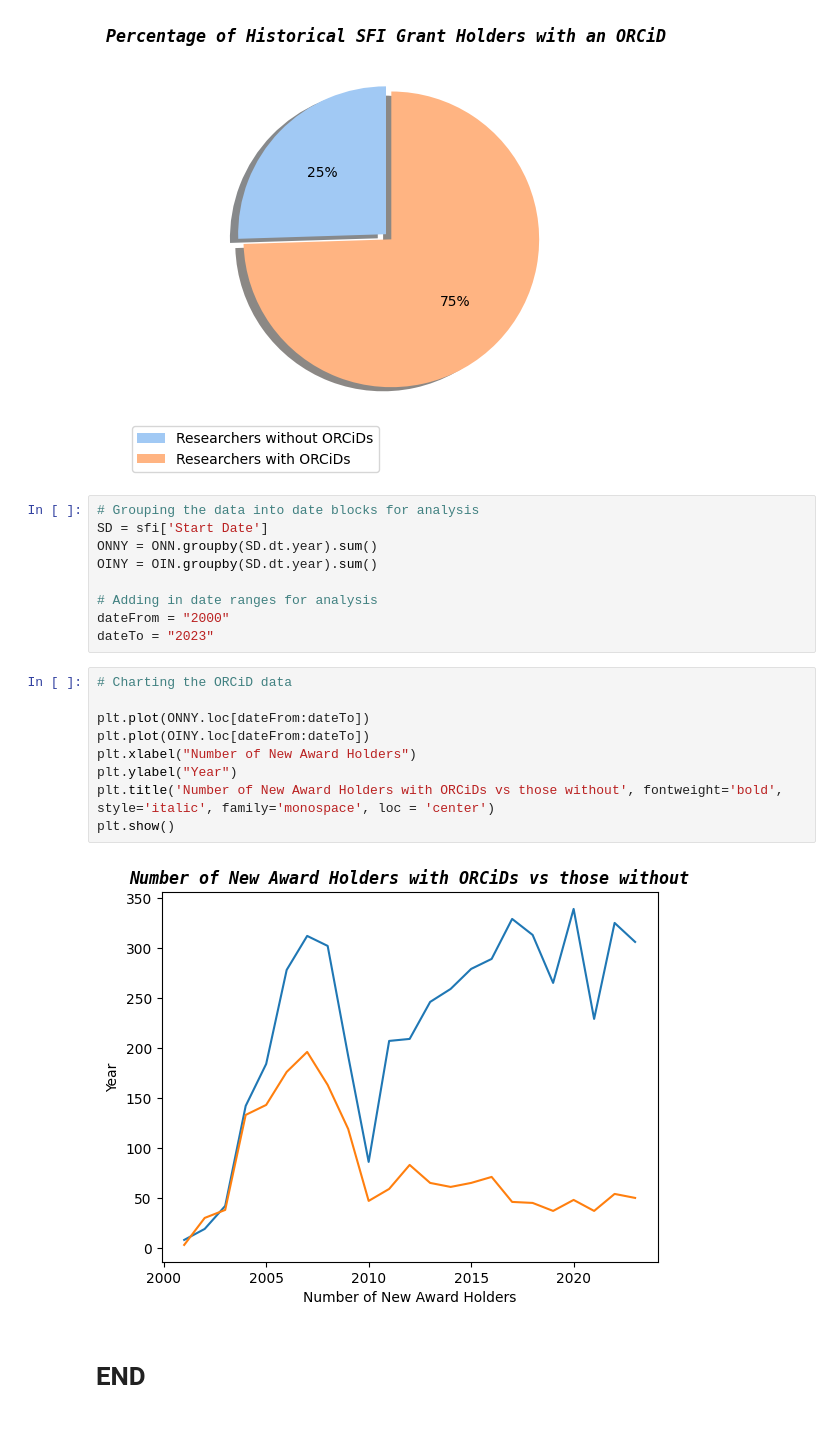
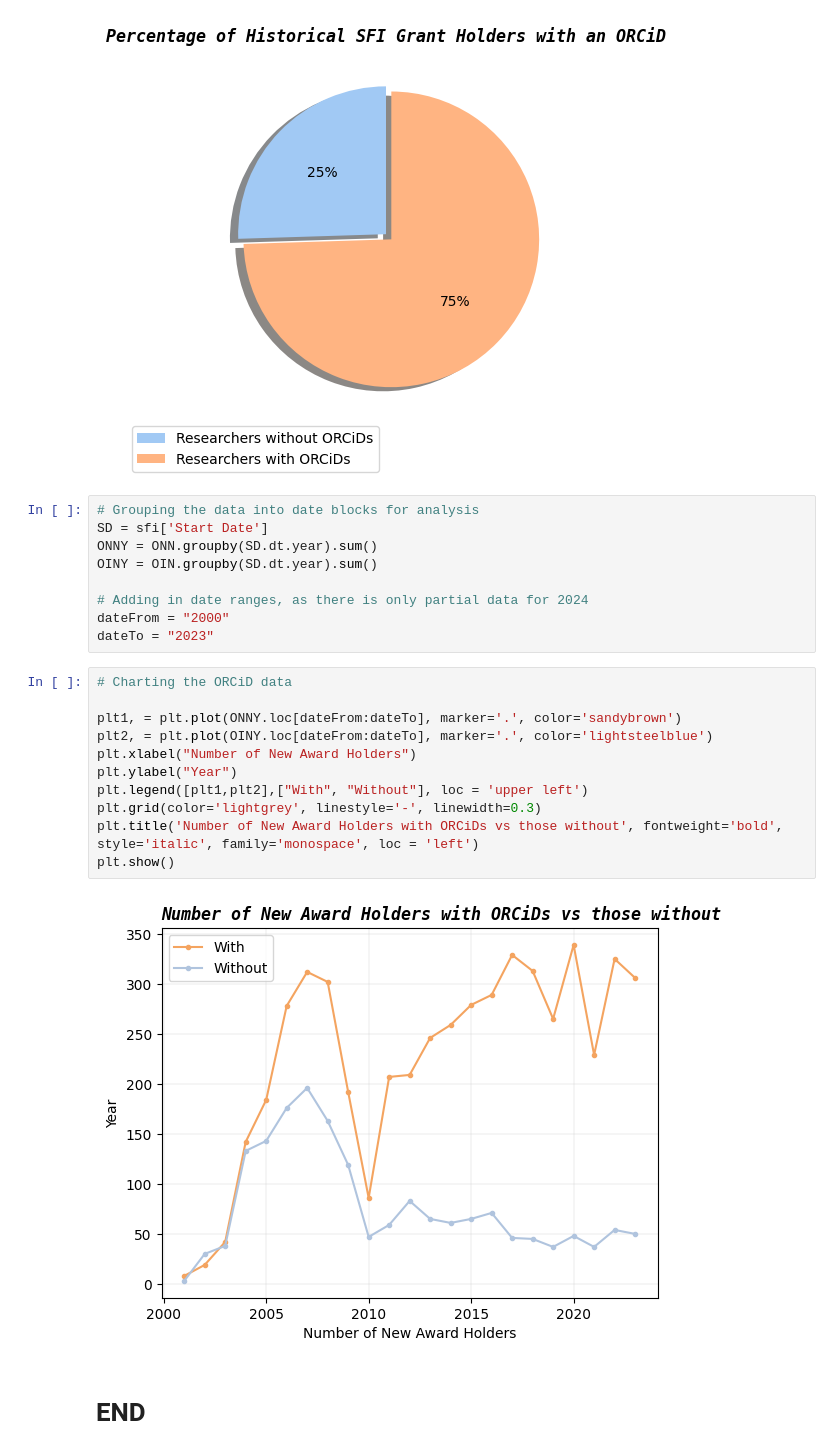
Before and after one commit to NeilTynan/4369_Project, a Jupyter notebook: project.ipynb, the cells around one changed output. Saved outputs shown, nothing was run; the diff lists cells and outputs as text.

```diff
--- a/project.ipynb
+++ b/project.ipynb
@@ -116,19 +129,21 @@ SD = sfi['Start Date']
 ONNY = ONN.groupby(SD.dt.year).sum()
 OINY = OIN.groupby(SD.dt.year).sum()
 
-# Adding in date ranges for analysis
+# Adding in date ranges, as there is only partial data for 2024
 dateFrom = "2000"
 dateTo = "2023"
 # %%
 # Charting the ORCiD data
 
-plt.plot(ONNY.loc[dateFrom:dateTo])
-plt.plot(OINY.loc[dateFrom:dateTo])
+plt1, = plt.plot(ONNY.loc[dateFrom:dateTo], marker='.', color='sandybrown')
+plt2, = plt.plot(OINY.loc[dateFrom:dateTo], marker='.', color='lightsteelblue')
 plt.xlabel("Number of New Award Holders")
 plt.ylabel("Year")
-plt.title('Number of New Award Holders with ORCiDs vs those without', fontweight='bold', style='italic', family='monospace', loc = 'center')
+plt.legend([plt1,plt2],["With", "Without"], loc = 'upper left')
+plt.grid(color='lightgrey', linestyle='-', linewidth=0.3)
+plt.title('Number of New Award Holders with ORCiDs vs those without', fontweight='bold', style='italic', family='monospace', loc = 'left')
 plt.show()
 # %% [output]
-[figure, old version]
+[figure, new version]
 # %% [markdown]
 # END
```
Also changed, not shown: parts of 1 cell of this notebook, 1 other file.
